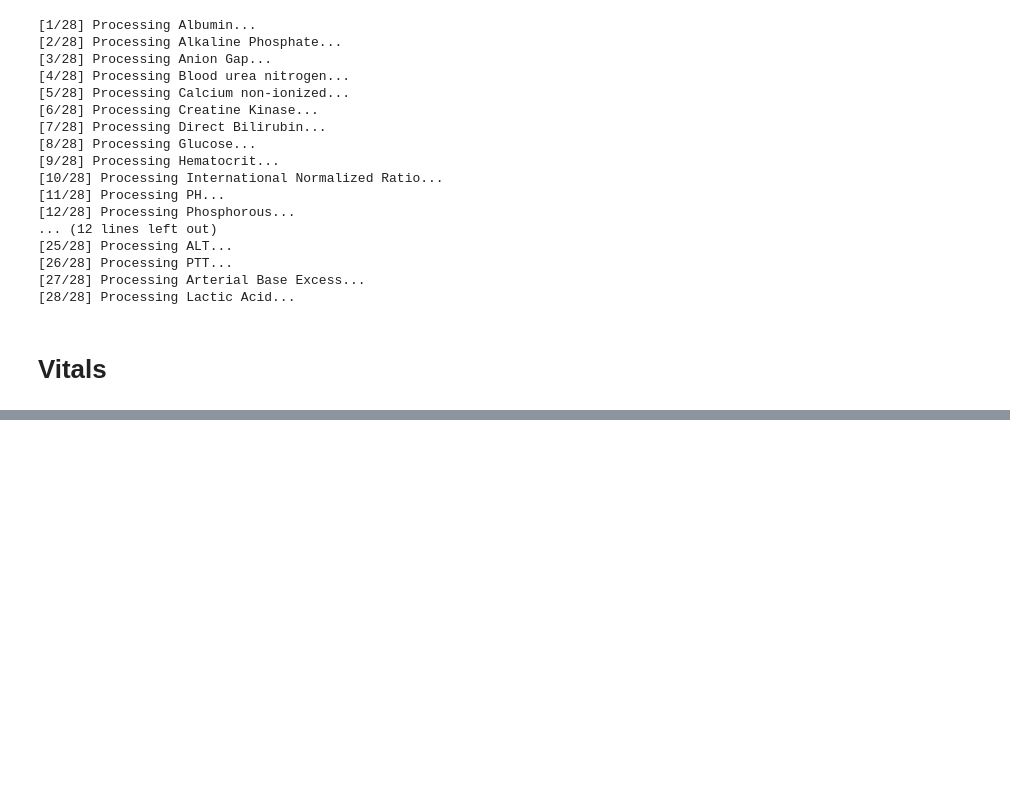
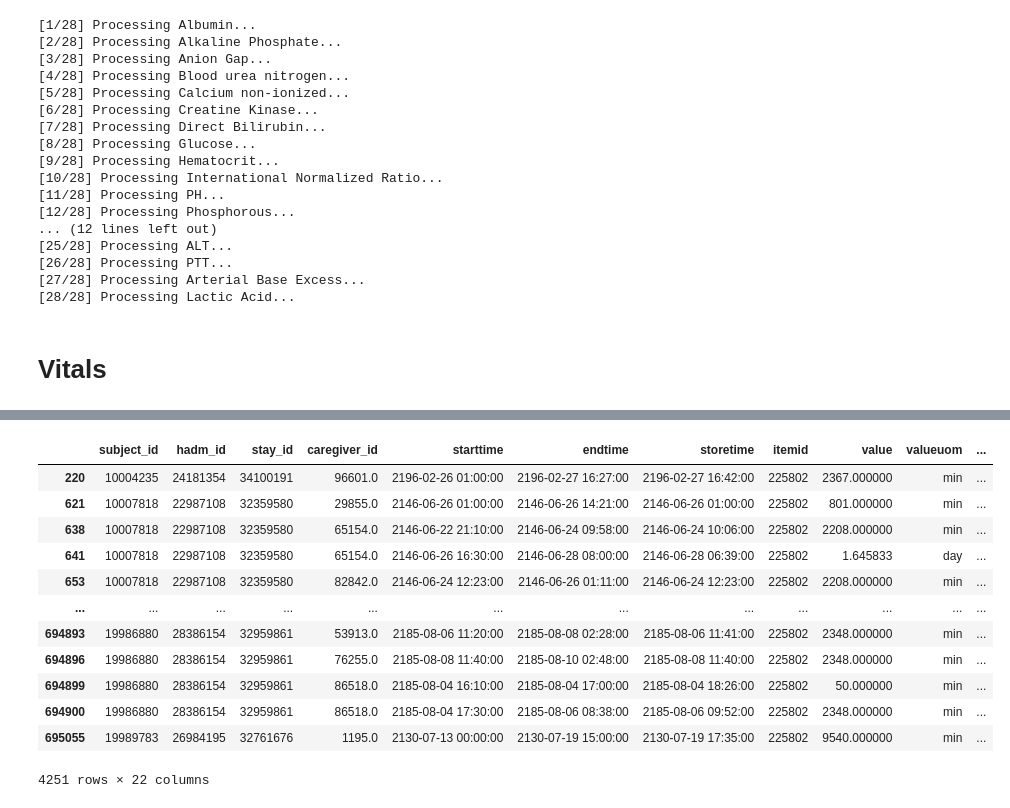
Before and after one commit to cyp-ark/RL-AIAKI, a Jupyter notebook: code/2_.ipynb, the cells around one changed output, grey strips where cells are left out. Saved outputs shown, nothing was run; the diff lists cells and outputs as text; code cells hidden in the pictures; blank space fills up the shorter version.

```diff
--- a/code/2_.ipynb
+++ b/code/2_.ipynb
@@ -291,0 +680,16 @@ Name: count, dtype: int64
+# %%
+procedureevents[procedureevents['itemid'].isin([225802])]
+# %% [output]
+|  | subject_id | hadm_id | stay_id | caregiver_id | starttime | endtime | storetime | itemid | value | valueuom | ... |
+| 220 | 10004235 | 24181354 | 34100191 | 96601.0 | 2196-02-26 01:00:00 | 2196-02-27 16:27:00 | 2196-02-27 16:42:00 | 225802 | 2367.000000 | min | ... |
+| 621 | 10007818 | 22987108 | 32359580 | 29855.0 | 2146-06-26 01:00:00 | 2146-06-26 14:21:00 | 2146-06-26 01:00:00 | 225802 | 801.000000 | min | ... |
+| 638 | 10007818 | 22987108 | 32359580 | 65154.0 | 2146-06-22 21:10:00 | 2146-06-24 09:58:00 | 2146-06-24 10:06:00 | 225802 | 2208.000000 | min | ... |
+| 641 | 10007818 | 22987108 | 32359580 | 65154.0 | 2146-06-26 16:30:00 | 2146-06-28 08:00:00 | 2146-06-28 06:39:00 | 225802 | 1.645833 | day | ... |
+| 653 | 10007818 | 22987108 | 32359580 | 82842.0 | 2146-06-24 12:23:00 | 2146-06-26 01:11:00 | 2146-06-24 12:23:00 | 225802 | 2208.000000 | min | ... |
+| ... | ... | ... | ... | ... | ... | ... | ... | ... | ... | ... | ... |
+| 694893 | 19986880 | 28386154 | 32959861 | 53913.0 | 2185-08-06 11:20:00 | 2185-08-08 02:28:00 | 2185-08-06 11:41:00 | 225802 | 2348.000000 | min | ... |
+| 694896 | 19986880 | 28386154 | 32959861 | 76255.0 | 2185-08-08 11:40:00 | 2185-08-10 02:48:00 | 2185-08-08 11:40:00 | 225802 | 2348.000000 | min | ... |
+| 694899 | 19986880 | 28386154 | 32959861 | 86518.0 | 2185-08-04 16:10:00 | 2185-08-04 17:00:00 | 2185-08-04 18:26:00 | 225802 | 50.000000 | min | ... |
+| 694900 | 19986880 | 28386154 | 32959861 | 86518.0 | 2185-08-04 17:30:00 | 2185-08-06 08:38:00 | 2185-08-06 09:52:00 | 225802 | 2348.000000 | min | ... |
+| 695055 | 19989783 | 26984195 | 32761676 | 1195.0 | 2130-07-13 00:00:00 | 2130-07-19 15:00:00 | 2130-07-19 17:35:00 | 225802 | 9540.000000 | min | ... |
+4251 rows × 22 columns
```
Also changed, not shown: parts of 42 cells of this notebook, 6 other files.
